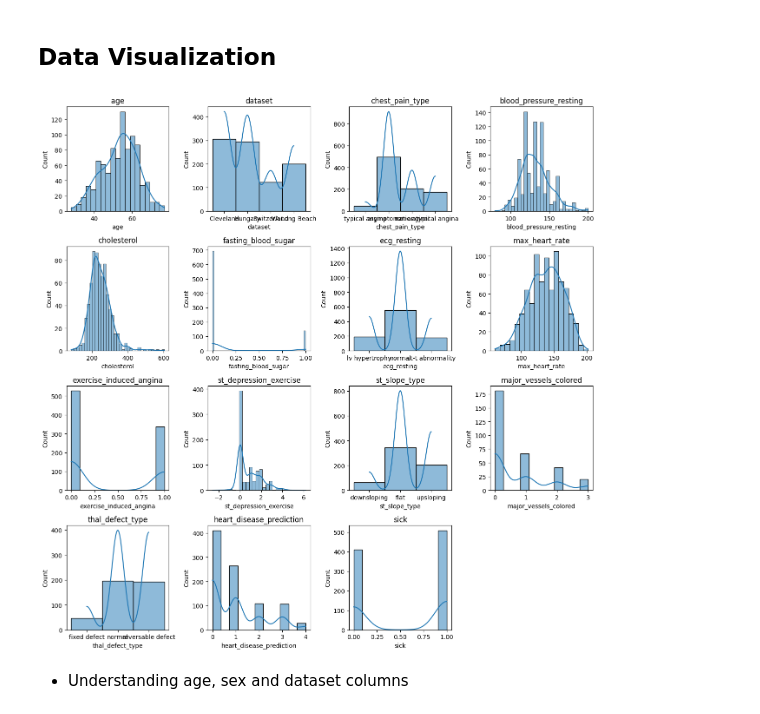
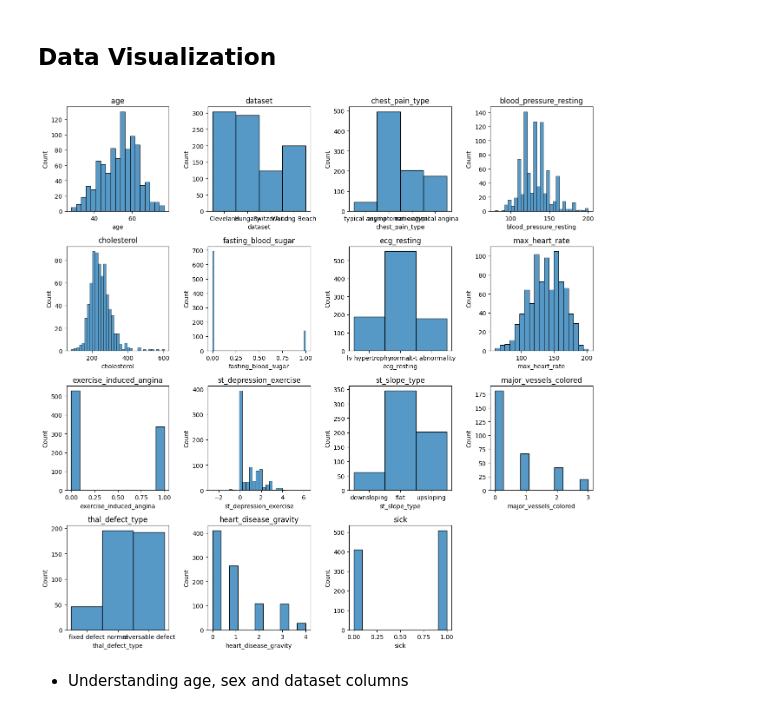
Before and after one commit to PaoloWalsh/medical-diagnosis-aid, a Jupyter notebook: notebooks/heart_data_analysis.ipynb, the cells around one changed output. Saved outputs shown, nothing was run; the diff lists cells and outputs as text; code cells hidden in the pictures.

Commit message:
change num column name

```diff
--- a/notebooks/heart_data_analysis.ipynb
+++ b/notebooks/heart_data_analysis.ipynb
@@ -30,0 +8,19 @@ memory usage: 115.0+ KB
+# %%
+df = pd.read_csv('../data/heart_disease_uci.csv', index_col = 'id')
+df.rename(columns={
+    'cp': 'chest_pain_type',
+    'trestbps': 'blood_pressure_resting',
+    'chol': 'cholesterol',
+    'fbs': 'fasting_blood_sugar',
+    'restecg': 'ecg_resting',
+    'thalch': 'max_heart_rate',
+    'exang': 'exercise_induced_angina',
+    'oldpeak': 'st_depression_exercise',
+    'slope': 'st_slope_type',
+    'ca': 'major_vessels_colored',
+    'thal': 'thal_defect_type',
+    'num': 'heart_disease_gravity'
+}, inplace=True)
+df.columns
+df.info()
+df.shape
@@ -58,18 +75,2 @@ Index(['age', 'sex', 'dataset', 'cp', 'trestbps', 'chol', 'fbs', 'restecg',
       dtype='object')
 15
-# %%
-df.rename(columns={
-    'cp': 'chest_pain_type',
-    'trestbps': 'blood_pressure_resting',
-    'chol': 'cholesterol',
-    'fbs': 'fasting_blood_sugar',
-    'restecg': 'ecg_resting',
-    'thalch': 'max_heart_rate',
-    'exang': 'exercise_induced_angina',
-    'oldpeak': 'st_depression_exercise',
-    'slope': 'st_slope_type',
-    'ca': 'major_vessels_colored',
-    'thal': 'thal_defect_type',
-    'num': 'heart_disease_prediction'
-}, inplace=True)
-df.columns
@@ -97,7 +91,7 @@ df['cholesterol'] = df['cholesterol'].replace(0, np.nan)
 df['blood_pressure_resting'] = df['blood_pressure_resting'].replace(0, np.nan)
 # %%
 # print(df.shape)
-df['sick'] = (df['heart_disease_prediction'] != 0).astype(int)
+df['sick'] = (df['heart_disease_gravity'] != 0).astype(int)
 clean_data = df.dropna()
 clean_data.to_csv('../data/heart_disease_clean.csv')
 # print(clean_data.shape)
@@ -106,17 +100,17 @@ clean_data.to_csv('../data/heart_disease_clean.csv')
 # %%
 plt.figure(figsize=(13, 13))
 
 columns_to_plot = [col for col in df.columns if col not in ['id', 'sex']]
 
 for i, col in enumerate(columns_to_plot):
     plt.subplot(4, 4, i + 1)
-    sns.histplot(x=col, data=df, kde=True)
+    sns.histplot(x=col, data=df)
     plt.title(col)
 
 plt.tight_layout()
 plt.show()
 # %% [output]
-[figure, old version]
+[figure, new version]
 # %% [markdown]
 - Understanding age, sex and dataset columns
 # %%
```
Also changed, not shown: parts of 14 cells of this notebook.
